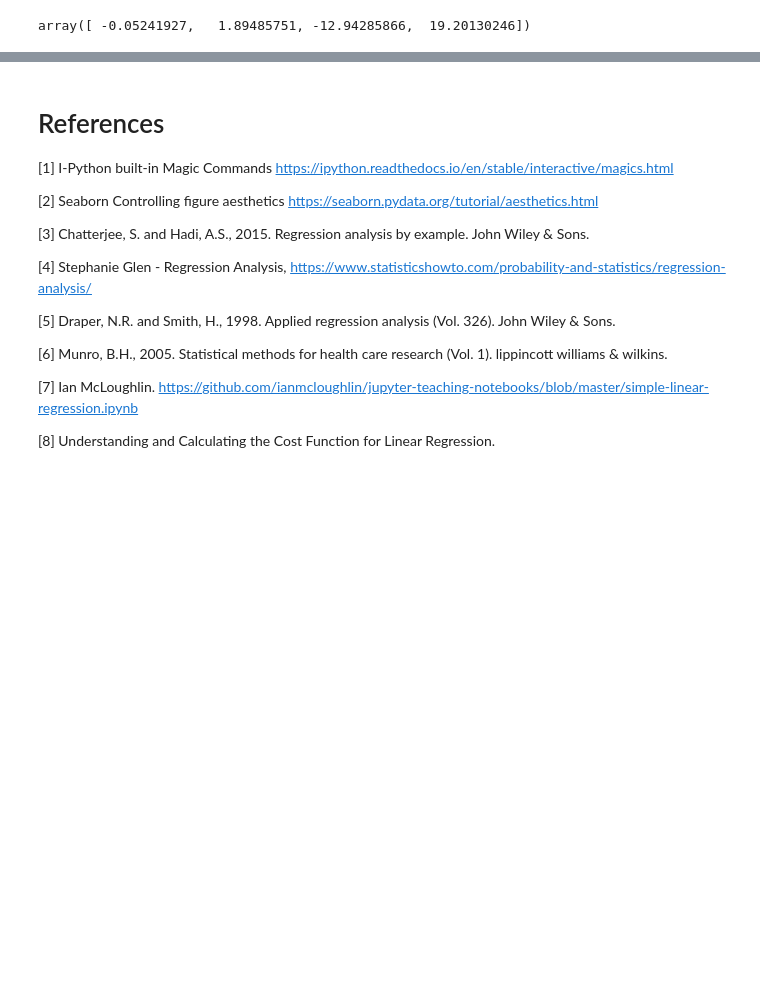
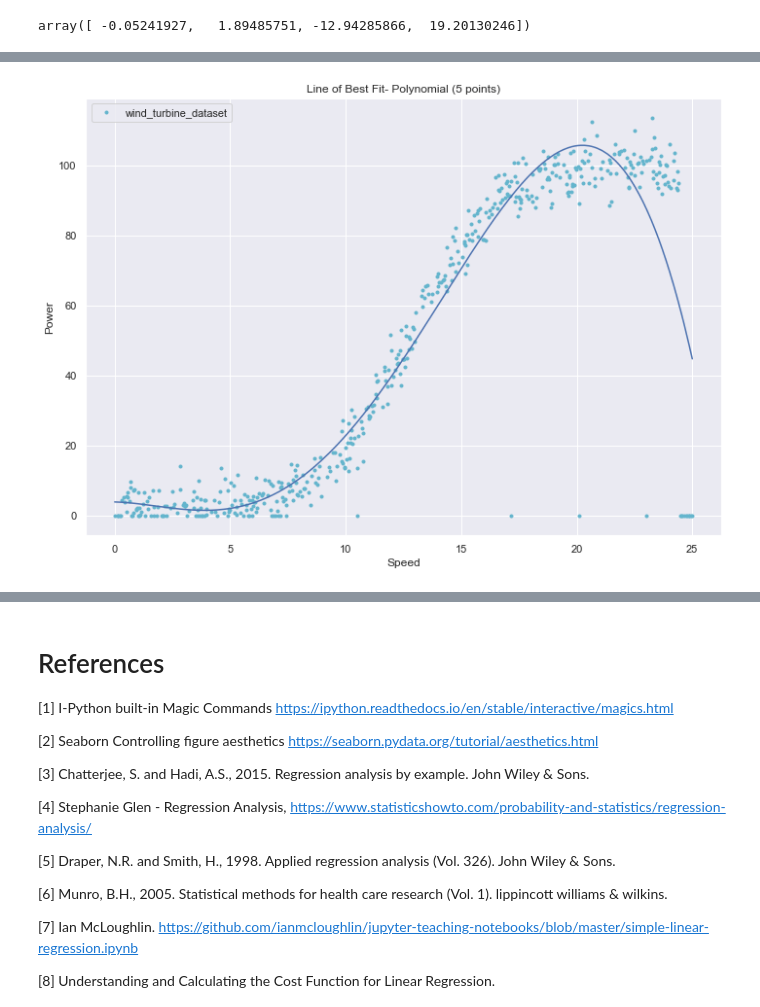
Before and after one commit to Deego88/FoDA_Project_2020, a Jupyter notebook: FoDA_Project_2020.ipynb, the cells around one changed output, grey strips where cells are left out. Cells and saved outputs as stored; diff of their text form; code cells hidden in the pictures; blank space fills up the shorter version.

```diff
--- a/FoDA_Project_2020.ipynb
+++ b/FoDA_Project_2020.ipynb
@@ -346,0 +367,18 @@ plt.show()
+# %%
+# Assign the data for x and y (y = ax**4 + bx**3+ cx**2 + dx + e).
+
+x = wind_turbine_dataset["speed"]
+y3 = coeff5[0] * x**4 + coeff5[1] * x**3 + coeff5[2] * x**2 + coeff5[3] * x + coeff5[4]
+# %%
+# Show the new line.
+
+plt.plot(wind_turbine_dataset["speed"], wind_turbine_dataset["power"], "c.", label= "wind_turbine_dataset")
+
+plt.plot(x, y3, "-")
+plt.title("Line of Best Fit- Polynomial (5 points)")
+plt.xlabel("Speed")
+plt.ylabel("Power")
+plt.legend()
+plt.show()
+# %% [output]
+[figure, added]
```
Also changed, not shown: parts of 34 cells of this notebook.
